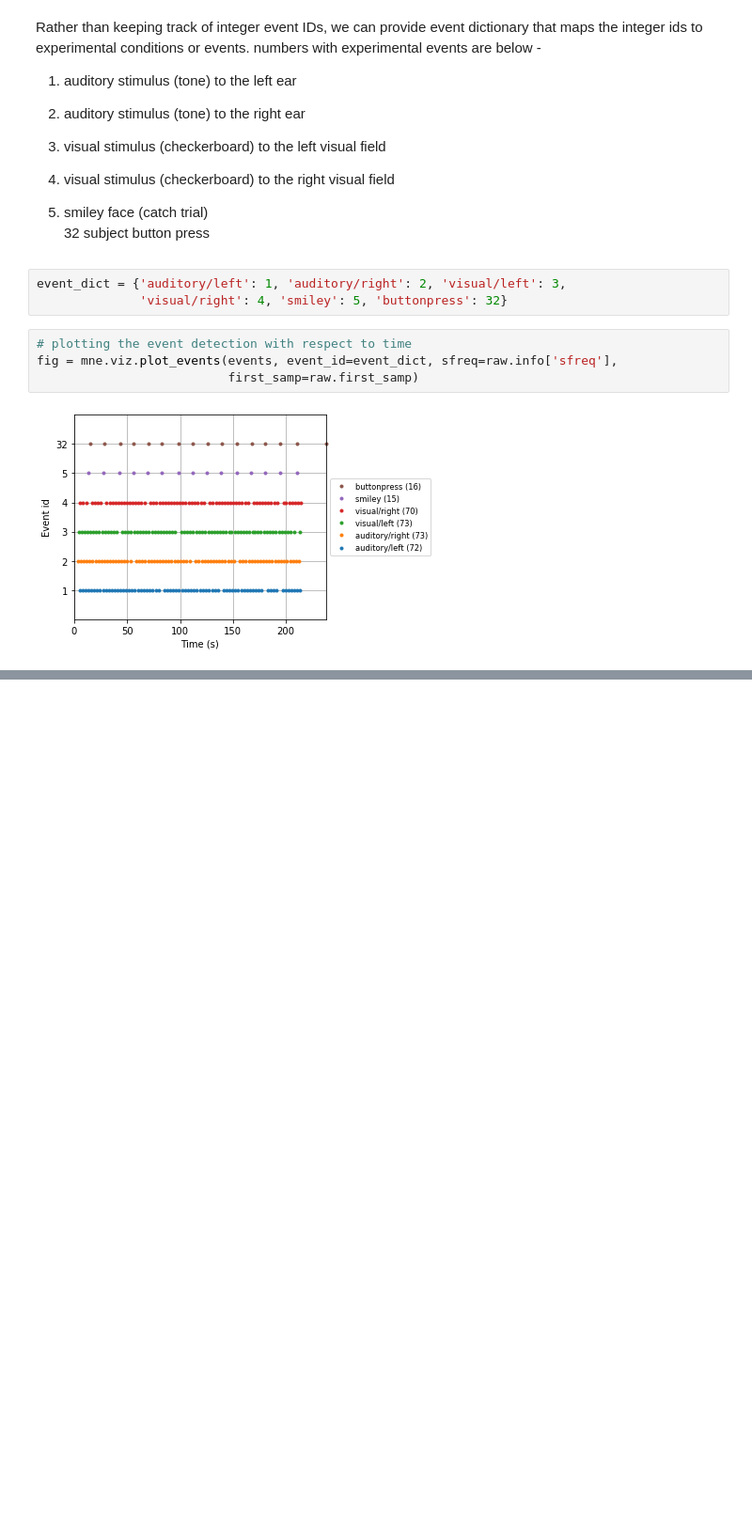
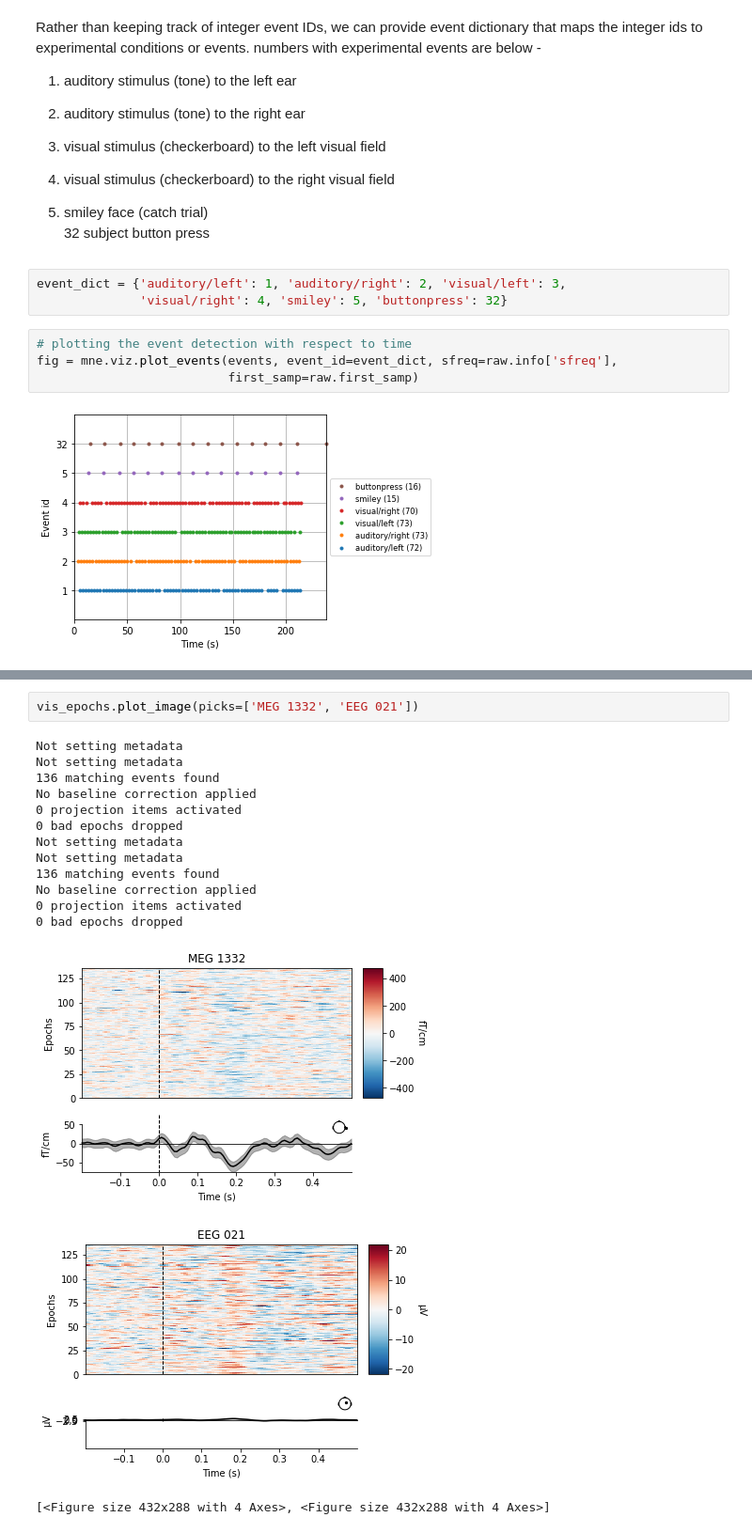
Before and after one commit to AchintyaX/EEG_Analysis, a Jupyter notebook: EEG_signal_processing.ipynb, the cells around one changed output, grey strips where cells are left out. Shown at 94% size. Saved outputs shown, nothing was run; the diff lists cells and outputs as text; blank space fills up the shorter version.

```diff
--- a/EEG_signal_processing.ipynb
+++ b/EEG_signal_processing.ipynb
@@ -169,0 +238,18 @@ fig = mne.viz.plot_events(events, event_id=event_dict, sfreq=raw.info['sfreq'],
+# %%
+vis_epochs.plot_image(picks=['MEG 1332', 'EEG 021'])
+# %% [output]
+Not setting metadata
+Not setting metadata
+136 matching events found
+No baseline correction applied
+0 projection items activated
+0 bad epochs dropped
+Not setting metadata
+Not setting metadata
+136 matching events found
+No baseline correction applied
+0 projection items activated
+0 bad epochs dropped
+[figure, added]
+[figure, added]
+[<Figure size 432x288 with 4 Axes>, <Figure size 432x288 with 4 Axes>]
```
Also changed, not shown: parts of 14 cells of this notebook.
